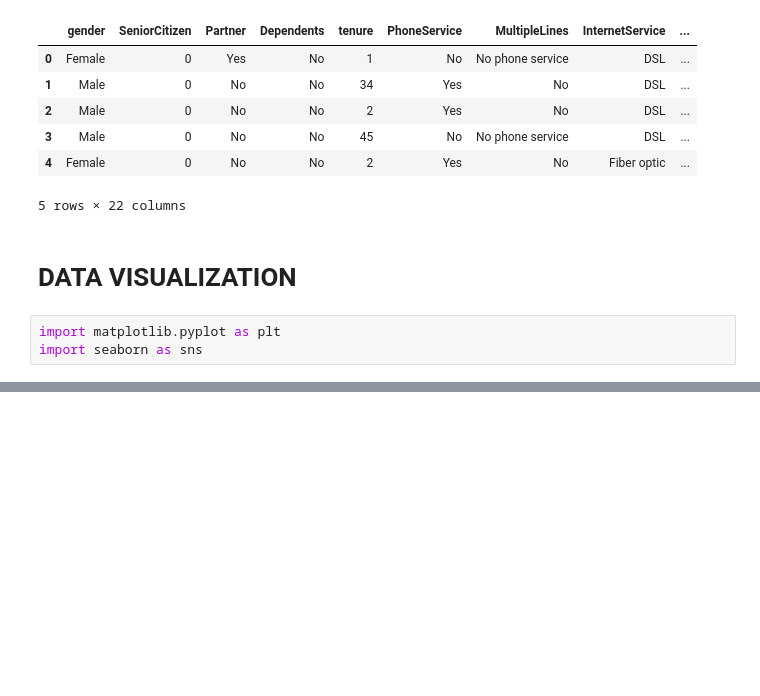
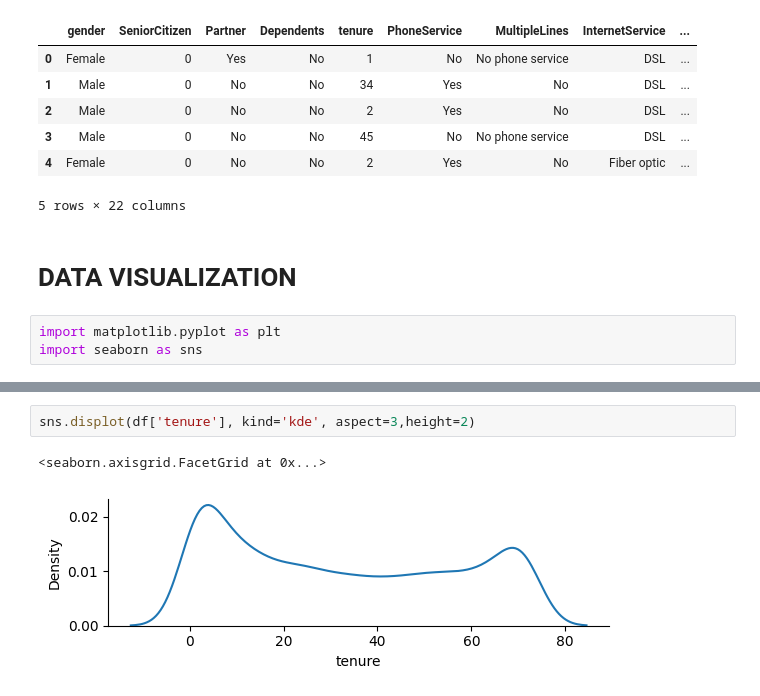
Before and after one commit to neelakandanoj/100DaysofCode, a Jupyter notebook: Pandas/Day2.ipynb, the cells around one changed output, grey strips where cells are left out. Drawn from its saved outputs; the diff is of its cells as text; blank space fills up the shorter version.

```diff
--- a/Pandas/Day2.ipynb
+++ b/Pandas/Day2.ipynb
@@ -283,0 +289,5 @@ import seaborn as sns
+# %%
+sns.displot(df['tenure'], kind='kde', aspect=3,height=2)
+# %% [output]
+<seaborn.axisgrid.FacetGrid at 0x...>
+[figure, added]
```
Also changed, not shown: parts of 11 cells of this notebook.
